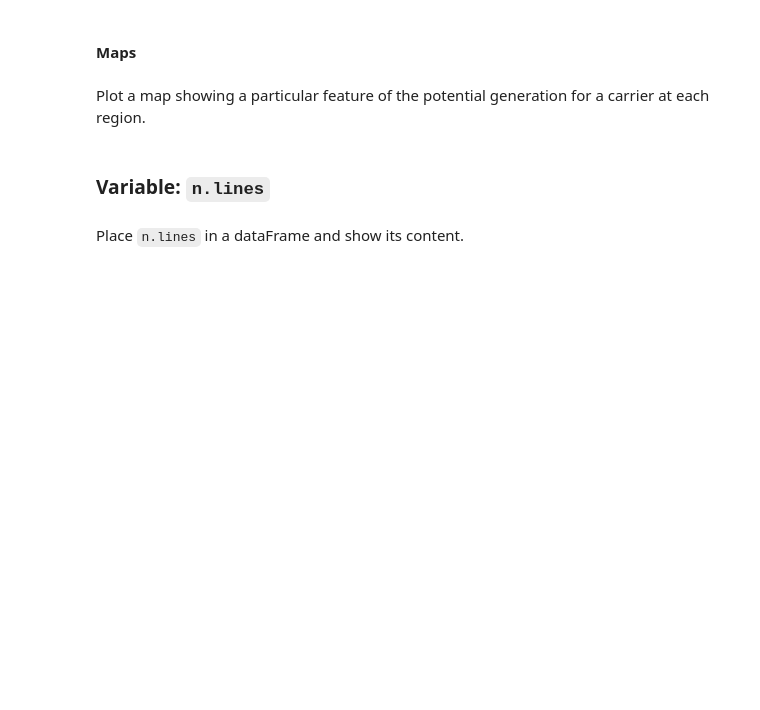
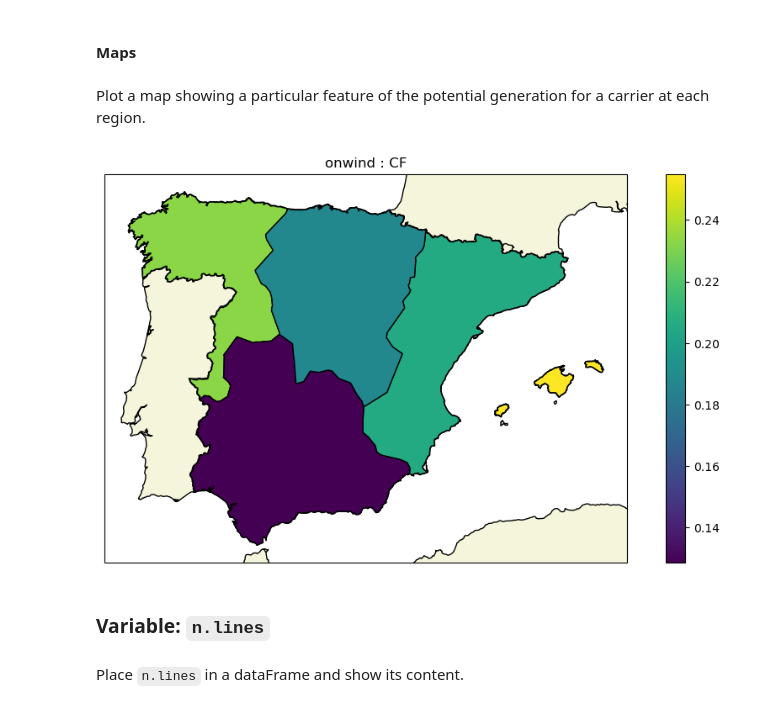
Before and after one commit to elgepetrece/pypsa-Xplore, a Jupyter notebook: Xplore_rules/add_electricity.ipynb, the cells around one changed output. Drawn from its saved outputs; the diff is of its cells as text; code cells hidden in the pictures; blank space fills up the shorter version.

```diff
--- a/Xplore_rules/add_electricity.ipynb
+++ b/Xplore_rules/add_electricity.ipynb
@@ -336,36 +405,35 @@ feature = 'CF'
 
 
 #################### Local params
 params_local = {}
 params_local['vmin'] = ''   # Leave empty for automatic value
 params_local['vmax'] = ''   # Leave empty for automatic value
 
 
 
 #################### Figure
 fig_size = [12,6]
 crs = ccrs.PlateCarree()
 
 fig, ax = plt.subplots(figsize=fig_size, subplot_kw={'projection': crs})
 
 
 ### Define gdf_regions
 if 'off' in carrier:
     gdf_regions = gdf_regions_offshore
     is_offshore = True
 else:
     gdf_regions = gdf_regions_onshore
     is_offshore = False
 
 
-### Add regions
-xp.map_add_region(ax, gdf_regions, params['map_add_region'], is_offshore=is_offshore)
-
 ### Add map features
 xp.map_add_features(ax, params['map_add_features'])
 
 ### Add network feature at regions
 xp.map_network_generatorst_pmaxpu(carrier, n, feature, ax, gdf_regions, params['map_network_generatorst_pmaxpu'], params_local)
+# %% [output]
+[figure, added]
 # %% [markdown]
 ### Variable: `n.lines`
 # %% [markdown]
```
Also changed, not shown: parts of 28 cells of this notebook, 6 other files.
